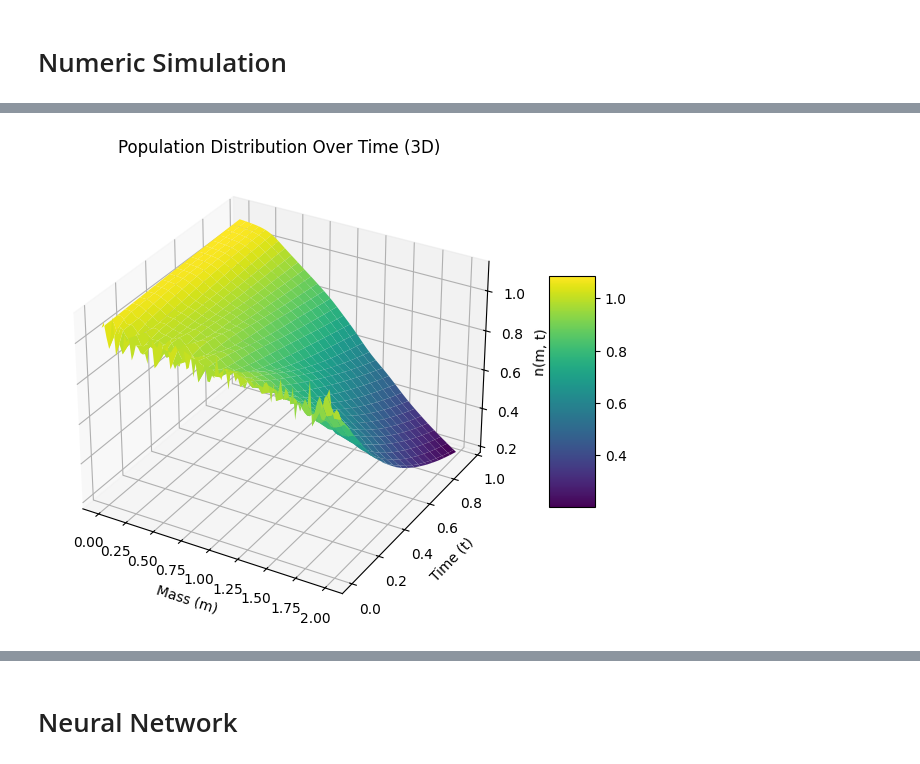
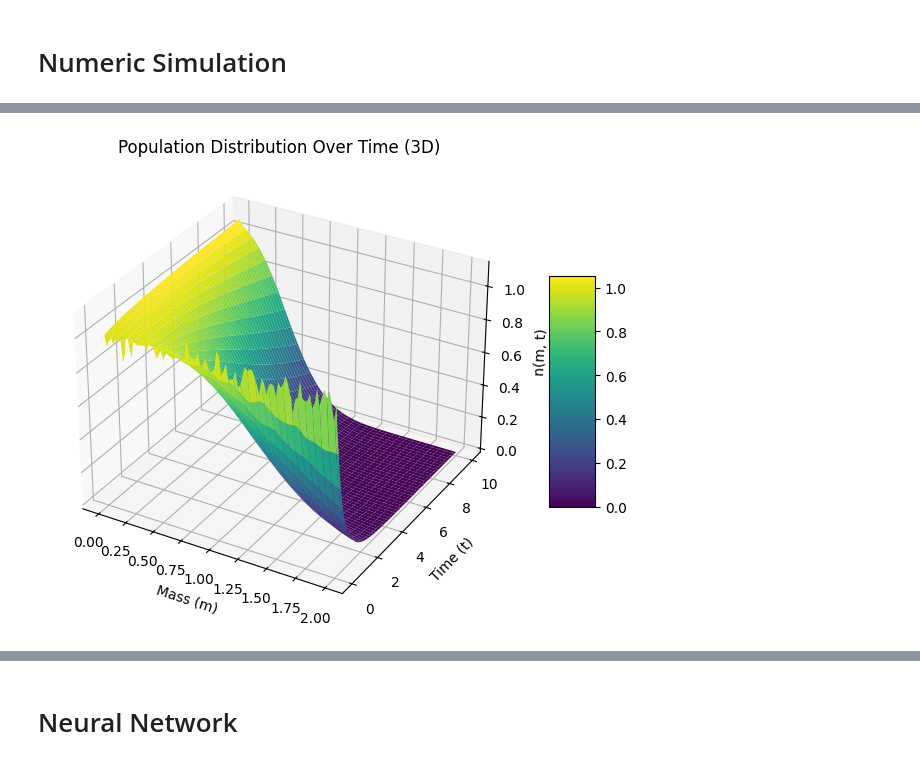
Before and after one commit to therealtoby1/Master, a Jupyter notebook: Cell_growth_integro_diff.ipynb, the cells around one changed output, grey strips where cells are left out. Cells and saved outputs as stored; diff of their text form; code cells hidden in the pictures.

```diff
--- a/Cell_growth_integro_diff.ipynb
+++ b/Cell_growth_integro_diff.ipynb
@@ -127,31 +127,31 @@ sol = solve_ivp(population_system, t_span, y0, t_eval=t_eval, method='RK45')
 # %%
 from mpl_toolkits.mplot3d import Axes3D
 
-j=20
+j=timesteps
 # Create a meshgrid for mass (m) and time (t)
 M_, T = np.meshgrid(m, sol.t[:j])
 
-# Extract corresponding n(m, t) values for the first 4 time points
+# Extract corresponding n(m, t) values for the first j time points
 N = sol.y[:-1, :j].T  # Transpose to match dimensions
 
 # Create 3D plot
 fig = plt.figure(figsize=(10, 6))
 ax = fig.add_subplot(111, projection='3d')
 
 # Plot surface
 surf = ax.plot_surface(M_, T, N, cmap='viridis')
 
 ax.set_xlabel('Mass (m)')
 ax.set_ylabel('Time (t)')
 ax.set_zlabel('n(m, t)')
 ax.set_title('Population Distribution Over Time (3D)')
 
 # Add color bar
 fig.colorbar(surf, ax=ax, shrink=0.5, aspect=5)
 
 plt.show()
 # %% [output]
-[figure, old version]
+[figure, new version]
 # %%
 
 
```
Also changed, not shown: parts of 6 cells of this notebook.
